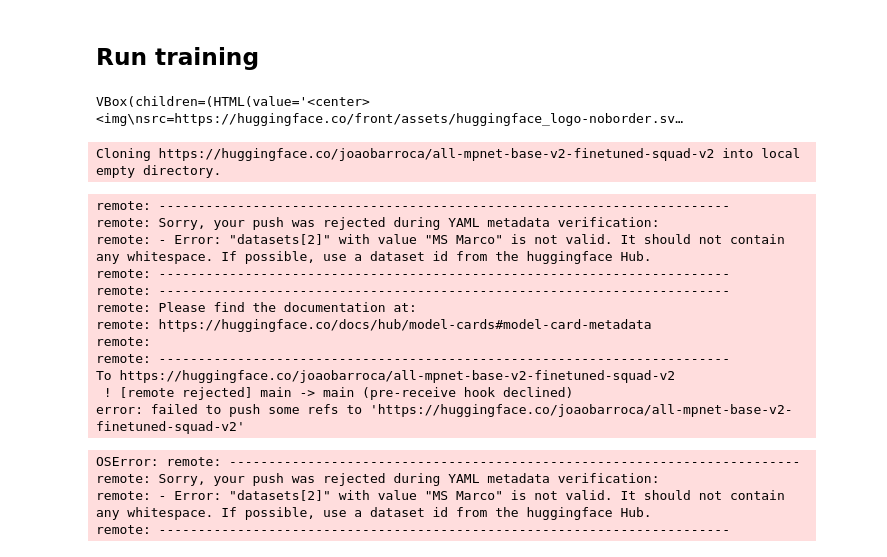
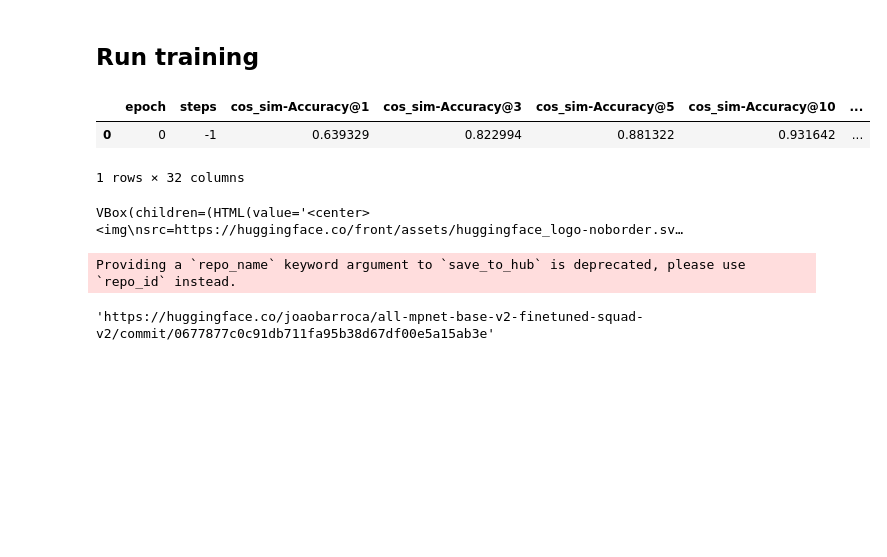
Before and after one commit to joaobarroca93/question_answering, a Jupyter notebook: notebooks/sentence_transformers_encoder.ipynb, the cells around one changed output. Cells and saved outputs as stored; diff of their text form; code cells hidden in the pictures; blank space fills up the shorter version.

Commit message:
feat: notebook for finetunning sentence transformer model and push it to hub

```diff
--- a/notebooks/sentence_transformers_encoder.ipynb
+++ b/notebooks/sentence_transformers_encoder.ipynb
@@ -135,6 +154,14 @@ model.fit(
     warmup_steps=warmup_steps,
     output_path=output_path,
 )
+# %%
+import pandas as pd
+
+pd.read_csv(f"{output_path}/eval/Information-Retrieval_evaluation_eval_results.csv")
+# %% [output]
+|  | epoch | steps | cos_sim-Accuracy@1 | cos_sim-Accuracy@3 | cos_sim-Accuracy@5 | cos_sim-Accuracy@10 | ... |
+| 0 | 0 | -1 | 0.639329 | 0.822994 | 0.881322 | 0.931642 | ... |
+1 rows × 32 columns
 # %%
 from huggingface_hub import notebook_login
 
@@ -148,25 +171,11 @@ VBox(children=(HTML(value='<center> <img\nsrc=https://huggingface.co/front/asset
 # %%
 model.save_to_hub(
-    repo_name=f"joaobarroca/{model_name}",
+    repo_id=f"joaobarroca/{model_name}",
     train_datasets=dataset_builder.get_dataset_names(),
-    #local_model_path=output_path,
+    local_model_path=output_path,
+    replace_model_card=True,
     exist_ok=True,
 )
 # %% [output]
-Cloning https://huggingface.co/joaobarroca/all-mpnet-base-v2-finetuned-squad-v2 into local empty directory.
+Providing a `repo_name` keyword argument to `save_to_hub` is deprecated, please use `repo_id` instead.
-remote: -------------------------------------------------------------------------
-remote: Sorry, your push was rejected during YAML metadata verification:
-remote: - Error: "datasets[2]" with value "MS Marco" is not valid. It should not contain any whitespace. If possible, use a dataset id from the huggingface Hub.
-remote: -------------------------------------------------------------------------
-remote: -------------------------------------------------------------------------
-remote: Please find the documentation at:
-remote: https://huggingface.co/docs/hub/model-cards#model-card-metadata
-remote:
-remote: -------------------------------------------------------------------------
-To https://huggingface.co/joaobarroca/all-mpnet-base-v2-finetuned-squad-v2
- ! [remote rejected] main -> main (pre-receive hook declined)
-error: failed to push some refs to 'https://huggingface.co/joaobarroca/all-mpnet-base-v2-finetuned-squad-v2'
+'https://huggingface.co/joaobarroca/all-mpnet-base-v2-finetuned-squad-v2/commit/0677877c0c91db711fa95b38d67df00e5a15ab3e'
-OSError: remote: -------------------------------------------------------------------------
-remote: Sorry, your push was rejected during YAML metadata verification:
-remote: - Error: "datasets[2]" with value "MS Marco" is not valid. It should not contain any whitespace. If possible, use a dataset id from the huggingface Hub.
-remote: -------------------------------------------------------------------------
```
Also changed, not shown: parts of 9 cells of this notebook, 2 other files.
